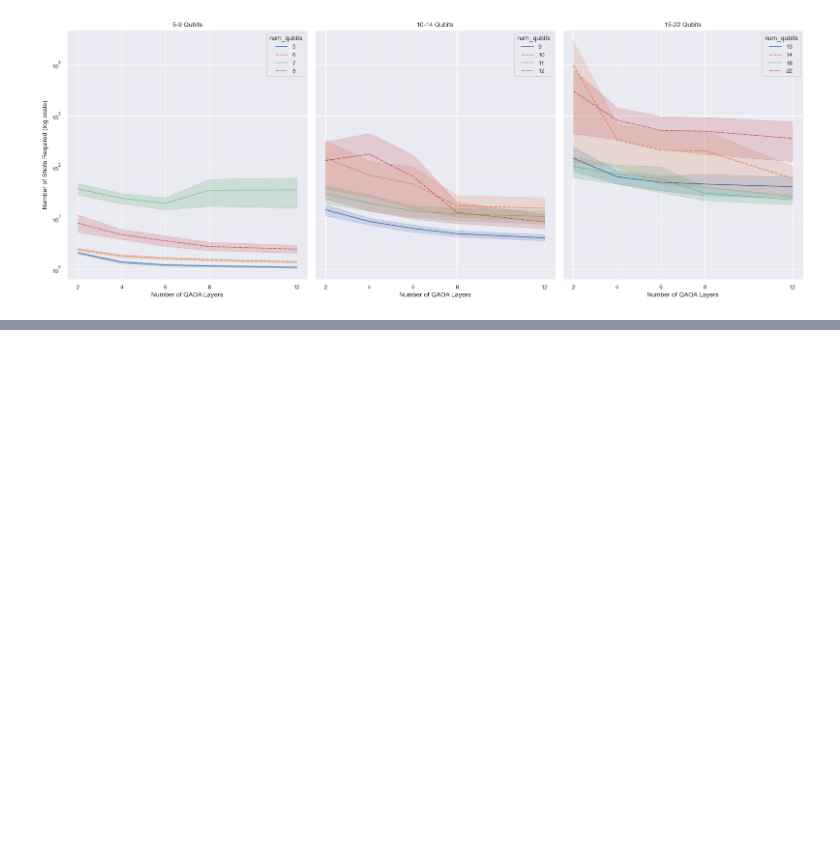
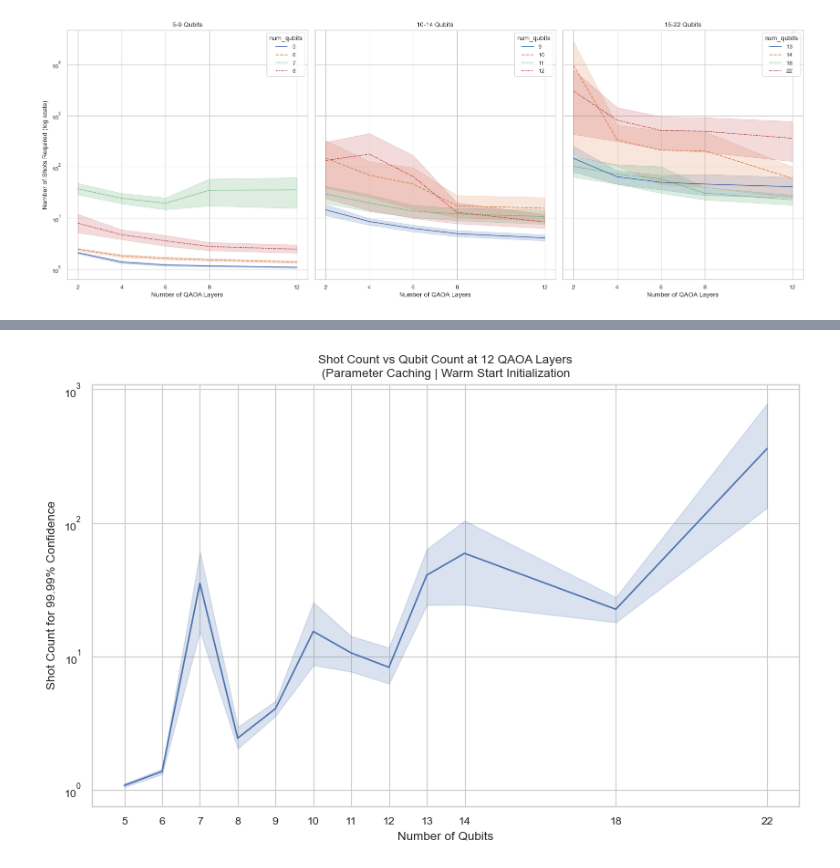
Before and after one commit to sebi-stewart/qml-protein-folding, a Jupyter notebook: plotting_colab_runs.ipynb, the cells around one changed output, grey strips where cells are left out. Drawn from its saved outputs; the diff is of its cells as text; code cells hidden in the pictures; blank space fills up the shorter version.

Commit message:
Plotting for paper

```diff
--- a/plotting_colab_runs.ipynb
+++ b/plotting_colab_runs.ipynb
@@ -264,0 +297,3 @@ plt.savefig(f"plots/combined_local_colab_shots_split.svg", dpi=300, bbox_inches=
+# %%
+twelve_layer_df = combined_df[combined_df['qaoa_layers'] == 12]
+twelve_layer_df
@@ -264,0 +314,18 @@ plt.savefig(f"plots/combined_local_colab_shots_split.svg", dpi=300, bbox_inches=
+# %%
+fig, ax = plt.subplots(figsize=(10, 6))
+sns.lineplot(data=twelve_layer_df,
+             x="num_qubits", y="shots_for_target_prob",
+             markers=True,
+             ax=ax)
+
+ax.set_title("Shot Count vs Qubit Count at 12 QAOA Layers\n(Parameter Caching | Warm Start Initialization")
+ax.set_xlabel("Number of Qubits")
+ax.set_ylabel("Shot Count for 99.99% Confidence")
+ax.set_yscale('log')
+
+ax.set_xticks(sorted(twelve_layer_df['num_qubits'].unique()))
+
+plt.savefig(f"plots/combined_local_colab_shots_by_qubits_at_last_layer.svg", dpi=300, bbox_inches='tight')
+plt.show()
+# %% [output]
+[figure, added]
```
Also changed, not shown: parts of 7 cells of this notebook, 1 other file.
